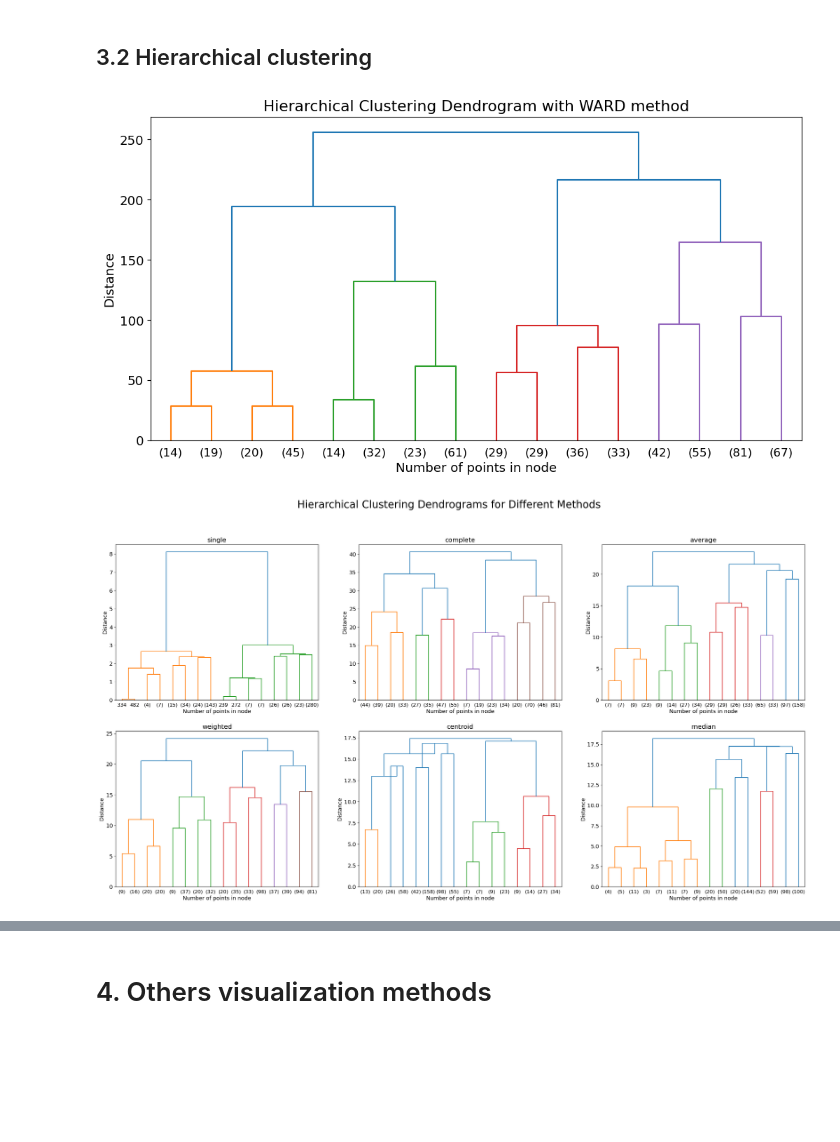
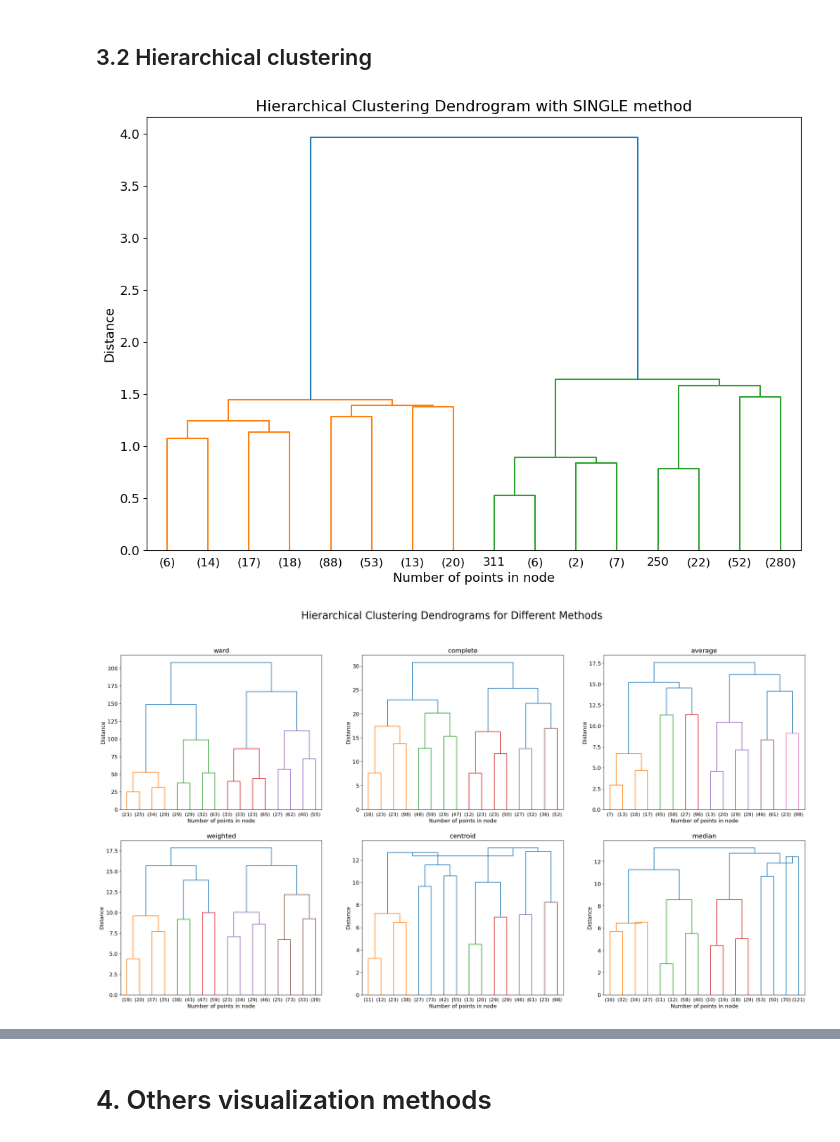
Before and after one commit to giuliadoda/LCP_mod_B, a Jupyter notebook: Ex2/group2406_exercise02.ipynb, the cells around one changed output, grey strips where cells are left out. Saved outputs shown, nothing was run; the diff lists cells and outputs as text; code cells hidden in the pictures; blank space fills up the shorter version.

```diff
--- a/Ex2/group2406_exercise02.ipynb
+++ b/Ex2/group2406_exercise02.ipynb
@@ -138,13 +140,13 @@ Time for the fit with perplexity = 32: 2.86 s
 # %%
 # visualization with different random initial states
 
-(fig, subplots) = plt.subplots(1,Np , figsize=(3*Np, 2.7))
+(fig, subplots) = plt.subplots(1, Np, figsize=(3*Np, 2.7))
 
 # list to store low dimensional data
 X_all = [None]
 
 # fixed perplexity
-perplexity= 8
+perplexity= 16
 
 for i in range(5):
     np.random.seed(i)
@@ -255,9 +257,10 @@ def plotting_ax(X, y, ax):
 # DBSCAN has a few parameters, let's sweep over a few parameters and see what happens
 np.random.seed(12345)
 
-n_true_center=3
+n_true_center = 3
+best_visual = 2
 #X, ytrue = make_blobs(10000, 2, n_true_center) # Generating random gaussian mixture
-X2D = X_all[4] # best visualization above
+X3D = X_all[best_visual] # best visualization above
 X = data
 y_true = y
 
@@ -281,7 +284,7 @@ fig, ax = plt.subplots(DIMY+1,DIMX,figsize=(15,18))
 # plotting true labels
 i,j=0,0
 nmi=1
-plotting_ax(X2D,y,ax[i,j])
+plotting_ax(X3D,y,ax[i,j])
 ax[i,j].set_title('True labels')
 for j in range(1,DIMX): fig.delaxes(ax[i,j])
 
@@ -291,7 +294,7 @@ for i, eps in enumerate(eps_range):
         model = DBSCAN(eps=eps, min_samples=min_samples)
         model.fit(X)
         y_hat = model.labels_
-        plotting_ax(X2D,y_hat,ax[i+1,j])
+        plotting_ax(X3D,y_hat,ax[i+1,j])
         nmi=NMI(y_true, y_hat)
         ax[i+1,j].set_title(r'$\epsilon$=%.0f, $m_P$=%i, NMI=%.3f'%(eps,min_samples,nmi))
 
@@ -314,23 +416,23 @@ from scipy.cluster.hierarchy import dendrogram, linkage, fcluster
 # %%
 # level at which perform truncating in visualization
 # no more than level_thr levels are displayed
 level_thr = 3
 
 # perform hierarchical clustering
-hierarchical_model = linkage(X2D, method='ward')
+hierarchical_model = linkage(X3D, method='single')
 
 # display dendrogram
-plt.figure(figsize=(12,6))
+plt.figure(figsize=(12,8))
 dendrogram(hierarchical_model, truncate_mode='level', p=level_thr)
-plt.title('Hierarchical Clustering Dendrogram with WARD method')
+plt.title('Hierarchical Clustering Dendrogram with SINGLE method')
 plt.xlabel('Number of points in node')
 plt.ylabel('Distance')
 plt.show()
 # %% [output]
-[figure, old version]
+[figure, new version]
 # %%
 # now we try different methods for hierarchical clustering
-h_methods = ['single', 'complete', 'average', 'weighted', 'centroid', 'median']
+h_methods = ['ward', 'complete', 'average', 'weighted', 'centroid', 'median']
 
 fig, ax = plt.subplots(nrows=2, ncols=3, figsize=(30,15))
 fig.suptitle('Hierarchical Clustering Dendrograms for Different Methods', fontsize=25)
@@ -342,7 +444,7 @@ for i,m in enumerate(h_methods):
     row = i // 3
     col = i % 3
     # clustering
-    hm = linkage(X2D, method=m)
+    hm = linkage(X3D, method=m)
     h_linkage_matrixes.append(hm)
     # display dendrogram
     dendrogram(hm, truncate_mode='level', p=level_thr, ax=ax[row][col])
@@ -351,7 +453,7 @@ for i,m in enumerate(h_methods):
     ax[row][col].set_ylabel('Distance')
 plt.show()
 # %% [output]
-[figure, old version]
+[figure, new version]
 # %%
 # does it performs better than DBSCAN?
 
```
Also changed, not shown: parts of 14 cells of this notebook.
